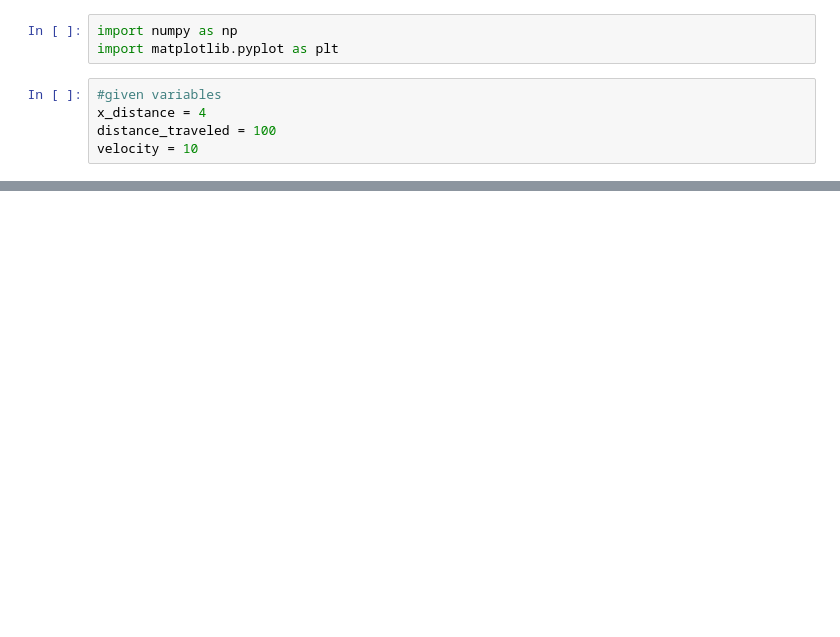
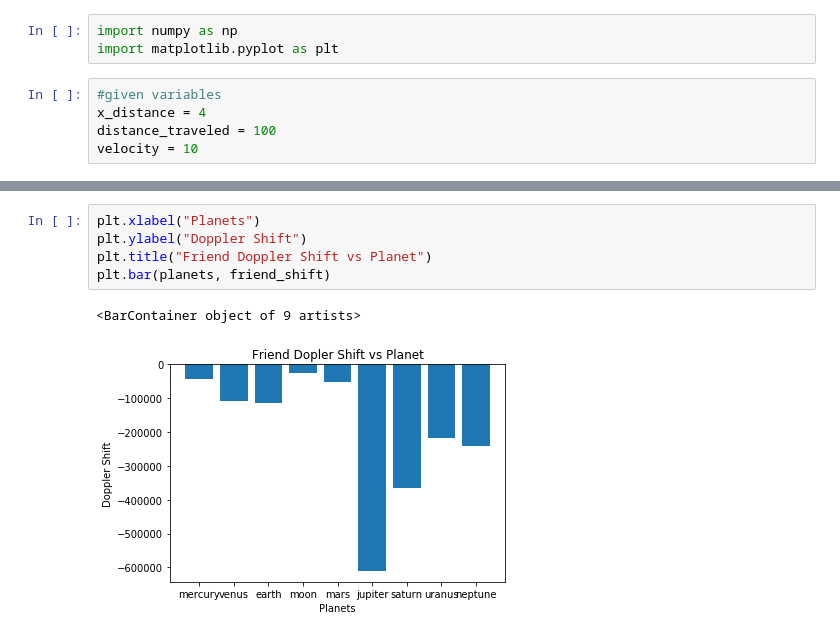
Before and after one commit to rashadphil/MIT-LLRISE, a Jupyter notebook: dopplerolympics.ipynb, the cells around one changed output, grey strips where cells are left out. Cells and saved outputs as stored; diff of their text form; blank space fills up the shorter version.

```diff
--- a/dopplerolympics.ipynb
+++ b/dopplerolympics.ipynb
@@ -47,0 +65,8 @@ plt.show()
+# %%
+plt.xlabel("Planets")
+plt.ylabel("Doppler Shift")
+plt.title("Friend Doppler Shift vs Planet")
+plt.bar(planets, friend_shift)
+# %% [output]
+<BarContainer object of 9 artists>
+[figure, added]
```
Also changed, not shown: parts of 6 cells of this notebook.
